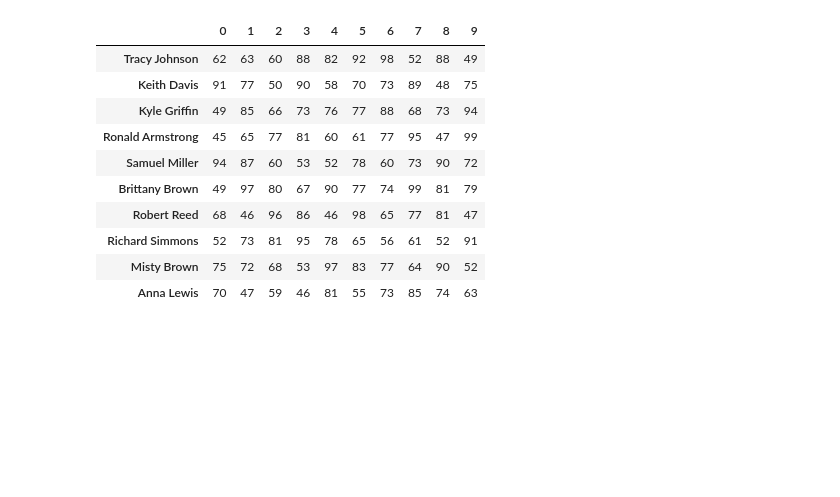
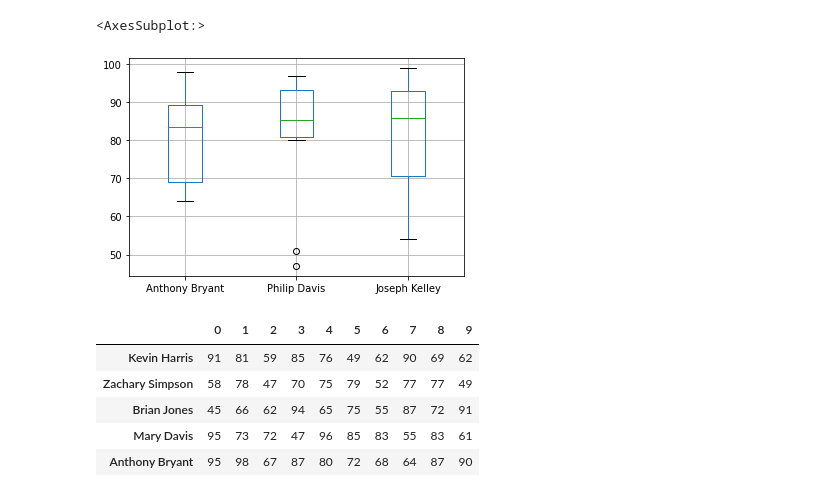
Before and after one commit to TomerHason/Tomer-Projects, a Jupyter notebook: Random EDA.ipynb, the cells around one changed output. Saved outputs shown, nothing was run; the diff lists cells and outputs as text; code cells hidden in the pictures; blank space fills up the shorter version.

```diff
--- a/Random EDA.ipynb
+++ b/Random EDA.ipynb
@@ -8,7 +8,7 @@ from faker import Faker # ספרייה להרצת שמות רנדומליים
 # %%
 # בניית קובץ נתונים רנדומלי
 
-df = pd.DataFrame(np.random.randint(45,100,size=(10, 10)))
+df = pd.DataFrame(np.random.randint(45,100,size=(10, 50)))
 
 df
 # %% [output]
@@ -82,19 +80,19 @@ df.mean().hist()  # התפלגות ממוצע הציונים
+# %%
+df.boxplot(["Anthony Bryant","Philip Davis","Joseph Kelley"]) #מציאת מבחנים חריגים
+# %% [output]
+<AxesSubplot:>
+[figure, added]
 # %%
 df_T = df.T # שחלוף קובץ הנתונים
 
-df_T
+df_T.head(5)
 # %% [output]
 |  | 0 | 1 | 2 | 3 | 4 | 5 | 6 | 7 | 8 | 9 |
-| Tracy Johnson | 62 | 63 | 60 | 88 | 82 | 92 | 98 | 52 | 88 | 49 |
-| Keith Davis | 91 | 77 | 50 | 90 | 58 | 70 | 73 | 89 | 48 | 75 |
-| Kyle Griffin | 49 | 85 | 66 | 73 | 76 | 77 | 88 | 68 | 73 | 94 |
-| Ronald Armstrong | 45 | 65 | 77 | 81 | 60 | 61 | 77 | 95 | 47 | 99 |
-| Samuel Miller | 94 | 87 | 60 | 53 | 52 | 78 | 60 | 73 | 90 | 72 |
-| Brittany Brown | 49 | 97 | 80 | 67 | 90 | 77 | 74 | 99 | 81 | 79 |
-| Robert Reed | 68 | 46 | 96 | 86 | 46 | 98 | 65 | 77 | 81 | 47 |
-| Richard Simmons | 52 | 73 | 81 | 95 | 78 | 65 | 56 | 61 | 52 | 91 |
-| Misty Brown | 75 | 72 | 68 | 53 | 97 | 83 | 77 | 64 | 90 | 52 |
-| Anna Lewis | 70 | 47 | 59 | 46 | 81 | 55 | 73 | 85 | 74 | 63 |
+| Kevin Harris | 91 | 81 | 59 | 85 | 76 | 49 | 62 | 90 | 69 | 62 |
+| Zachary Simpson | 58 | 78 | 47 | 70 | 75 | 79 | 52 | 77 | 77 | 49 |
+| Brian Jones | 45 | 66 | 62 | 94 | 65 | 75 | 55 | 87 | 72 | 91 |
+| Mary Davis | 95 | 73 | 72 | 47 | 96 | 85 | 83 | 55 | 83 | 61 |
+| Anthony Bryant | 95 | 98 | 67 | 87 | 80 | 72 | 68 | 64 | 87 | 90 |
 # %%
 df_d = df_T.describe() # תיאור סטטיסטי 10 המבחנים
 
```
Also changed, not shown: parts of 8 cells of this notebook, 1 other file.
